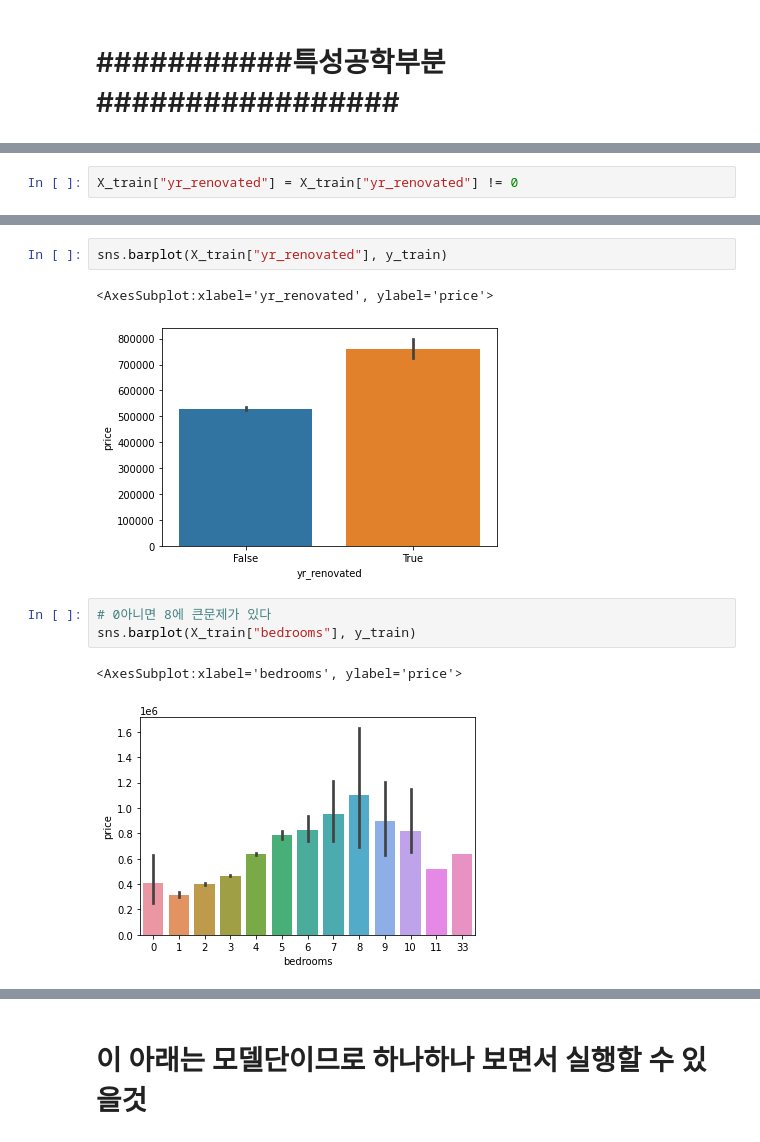
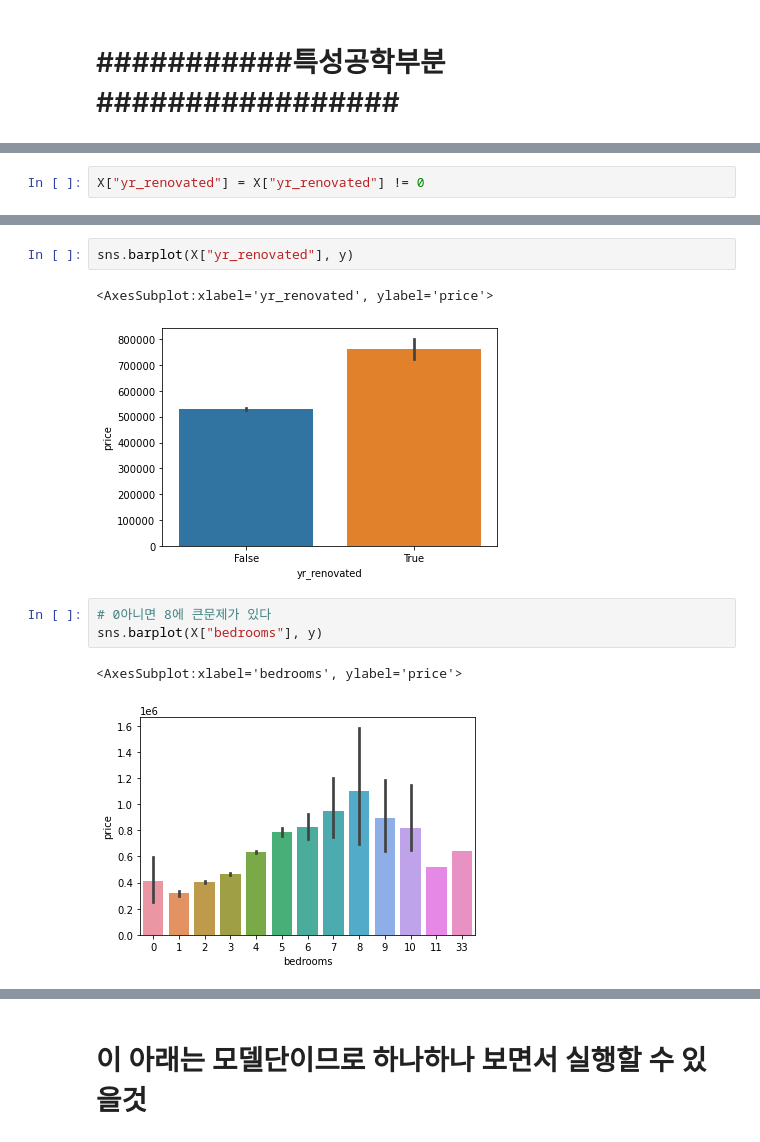
Before and after one commit to What-2-wear/What_2_wear, a Jupyter notebook: practice code/Houseprice_regressor.ipynb, the cells around one changed output, grey strips where cells are left out. Cells and saved outputs as stored; diff of their text form.

```diff
--- a/practice code/Houseprice_regressor.ipynb
+++ b/practice code/Houseprice_regressor.ipynb
@@ -120,4 +117,4 @@ X_train["yr_renovated"].value_counts()
 Name: yr_renovated, Length: 70, dtype: int64
 # %%
-X_train["yr_renovated"] = X_train["yr_renovated"] != 0
+X["yr_renovated"] = X["yr_renovated"] != 0
 # %%
@@ -127,14 +124,14 @@ False    20699
 True       914
 Name: yr_renovated, dtype: int64
 # %%
-sns.barplot(X_train["yr_renovated"], y_train)
+sns.barplot(X["yr_renovated"], y)
 # %% [output]
 <AxesSubplot:xlabel='yr_renovated', ylabel='price'>
-[figure, old version]
+[figure, new version]
 # %%
 # 0아니면 8에 큰문제가 있다
-sns.barplot(X_train["bedrooms"], y_train)
+sns.barplot(X["bedrooms"], y)
 # %% [output]
 <AxesSubplot:xlabel='bedrooms', ylabel='price'>
-[figure, old version]
+[figure, new version]
 # %%
```
Also changed, not shown: parts of 37 cells of this notebook.
